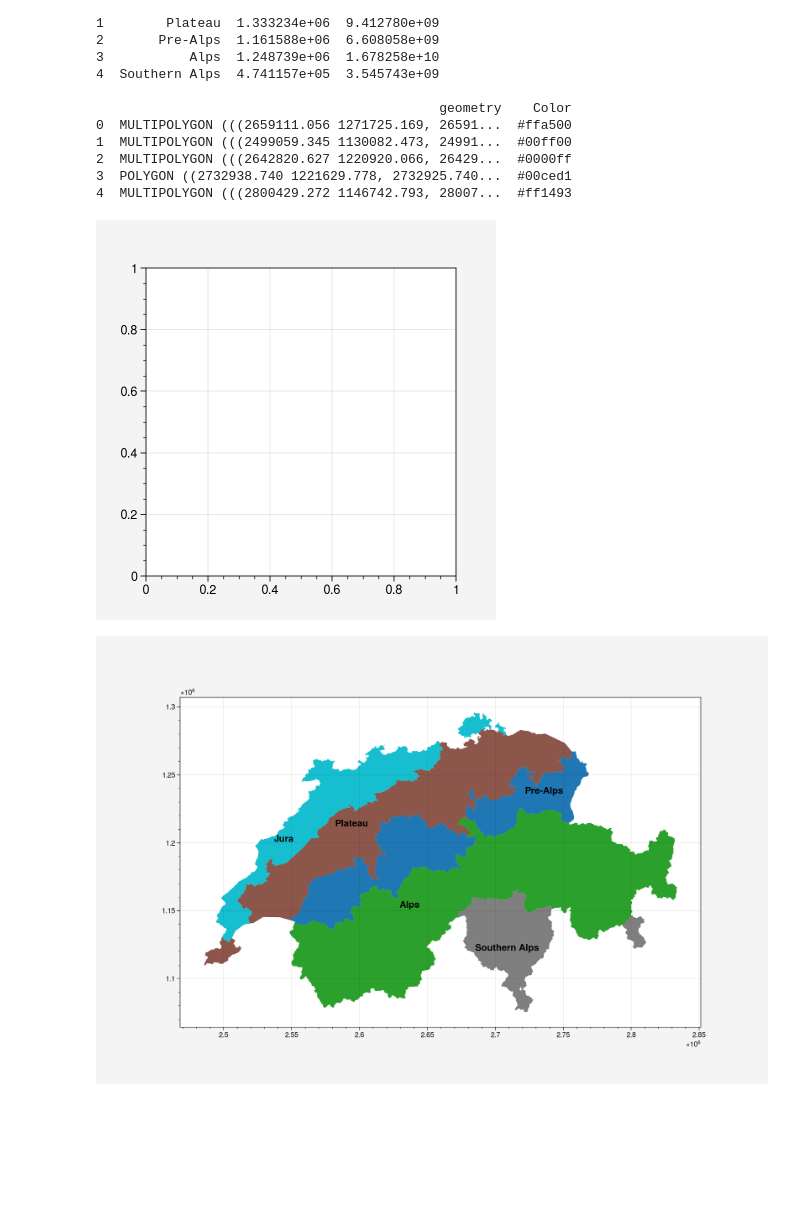
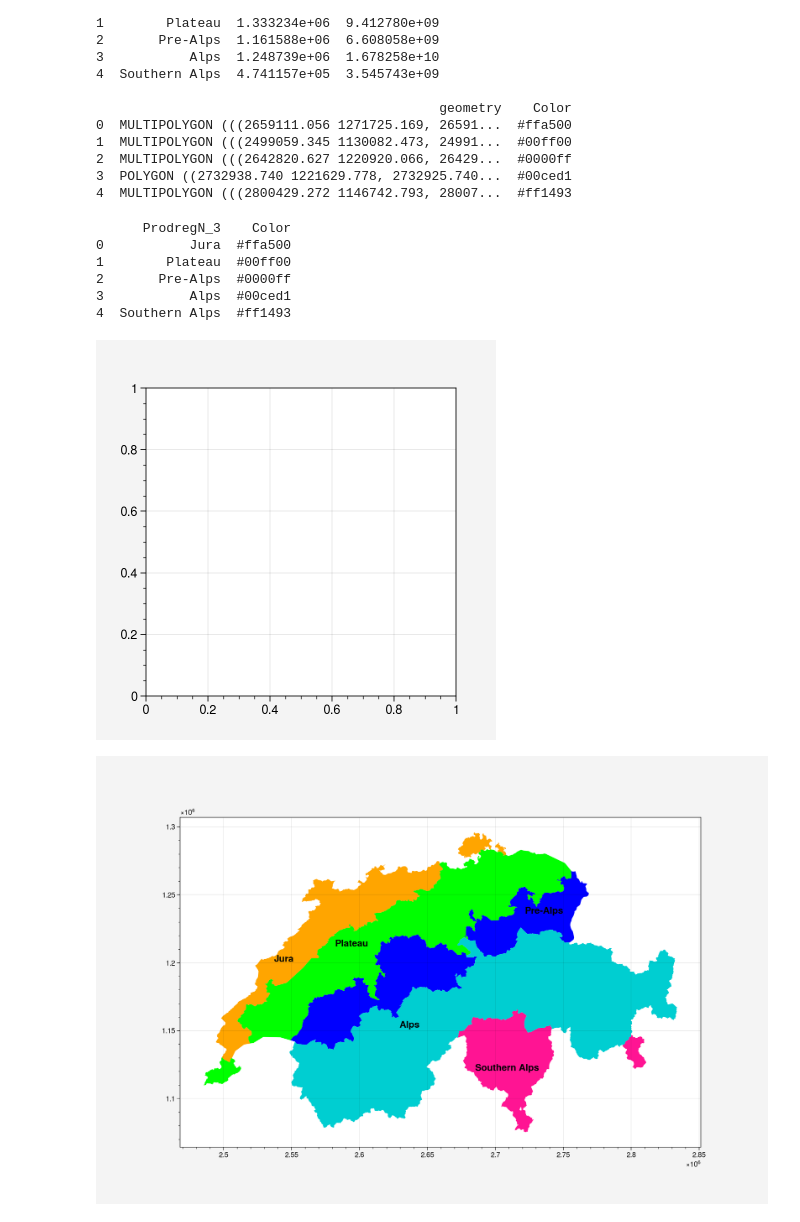
Before and after one commit to destoswa/atmo_project, a Jupyter notebook: reg_seasonal_analysis.ipynb, the cells around one changed output. Cells and saved outputs as stored; diff of their text form; code cells hidden in the pictures; blank space fills up the shorter version.

Commit message:
correcting color mapping

```diff
--- a/reg_seasonal_analysis.ipynb
+++ b/reg_seasonal_analysis.ipynb
@@ -78,7 +78,7 @@ for turn in range(2):
             a,b = np.polyfit(range(xlim_min,xlim_max+1), var_season_time_series[season_val_map[season_val]], 1) # fit least-squares polynomial line
 
             axs[i-1].line(range(xlim_min,xlim_max+1), a*range(xlim_min,xlim_max+1)+b, color=color_map[idx], linestyle='--', label=region)
-            axs[i-1].plot(range(xlim_min,xlim_max+1), var_season_time_series[season_val_map[season_val]], alpha=0.3, label='_nolegend_')
+            axs[i-1].plot(range(xlim_min,xlim_max+1), var_season_time_series[season_val_map[season_val]], color=color_map[idx], alpha=0.3, label='_nolegend_')
 
             axs[i-1].set_ylabel('') # make sure that y-labels are not seen at first
             axs[i-1].set_ylim(ylim_min, ylim_max)
@@ -157,15 +161,24 @@ print(shapefile.head())
 2  MULTIPOLYGON (((2642820.627 1220920.066, 26429...  #0000ff
 3  POLYGON ((2732938.740 1221629.778, 2732925.740...  #00ced1
 4  MULTIPOLYGON (((2800429.272 1146742.793, 28007...  #ff1493
+# %%
+print(shapefile[['ProdregN_3', 'Color']].head(10))
+# %% [output]
+      ProdregN_3    Color
+0           Jura  #ffa500
+1        Plateau  #00ff00
+2       Pre-Alps  #0000ff
+3           Alps  #00ced1
+4  Southern Alps  #ff1493
 # %%
 fig, ax = plt.subplots()
-shapefile.plot(column='Color', figsize=(12,8))
+shapefile.plot(color=shapefile['Color'], figsize=(12,8))
 shapefile['coords'] = shapefile['geometry'].apply(lambda x: x.representative_point().coords[:])
 shapefile['coords'] = [coords[0] for coords in shapefile['coords']]
 for idx, row in shapefile.iterrows():
     plt.annotate(s=row['ProdregN_3'], xy=row['coords'],
                  horizontalalignment='center', fontsize=12, fontweight='bold')
 plt.savefig(r'sample_pics/map_switzerland_regions.png', bbox_inches='tight', optimize=True, progressive=True, dpi=1000)
 # %% [output]
 [figure]
-[figure, old version]
+[figure, new version]
```
Also changed, not shown: parts of 2 cells of this notebook, 1 other file.
